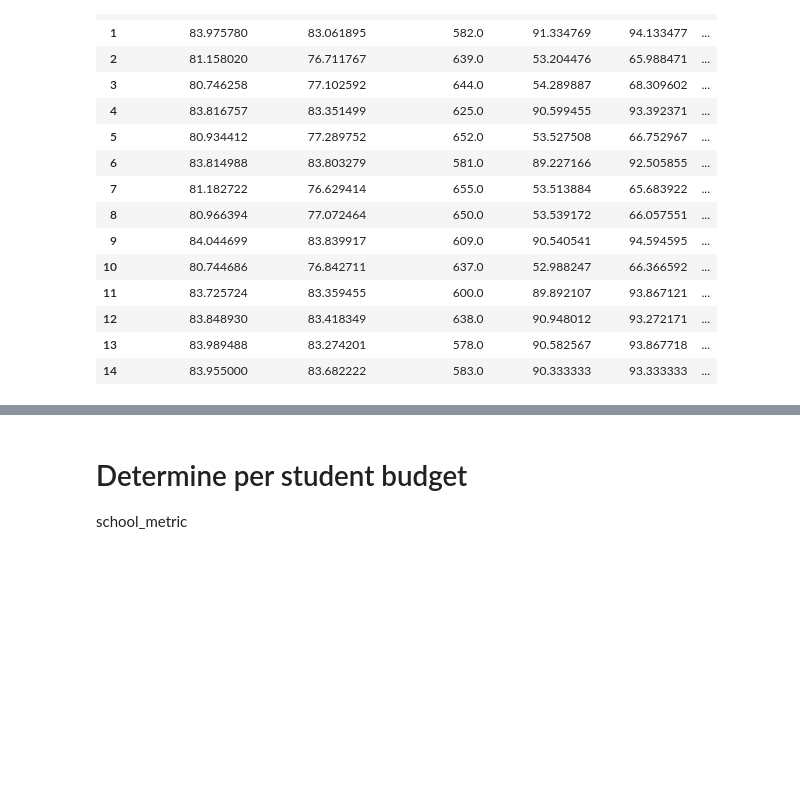
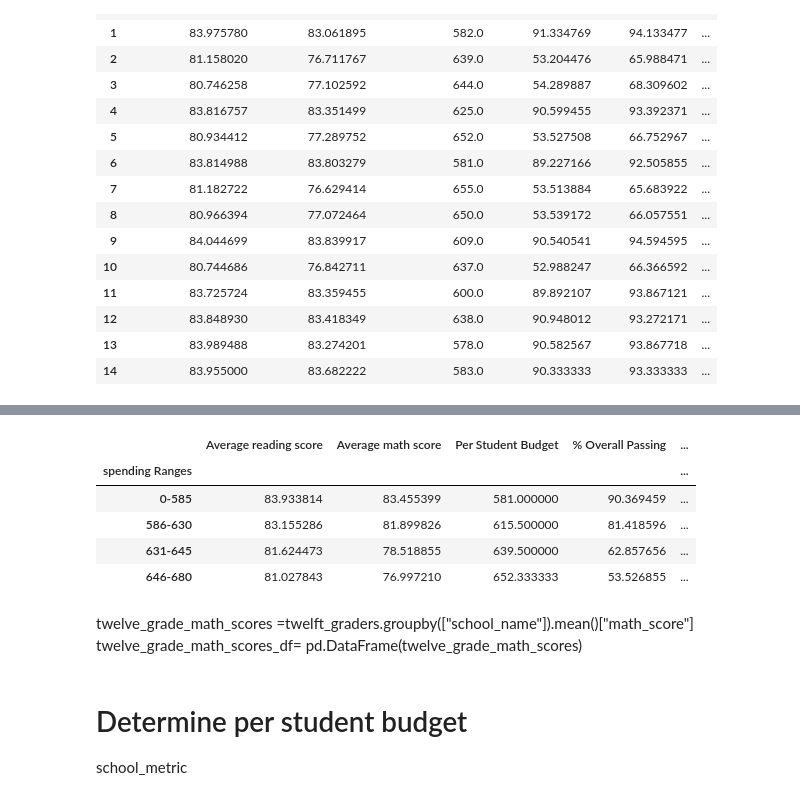
Before and after one commit to dorisakpovwa/pandas-challenge, a Jupyter notebook: PyCitySchools/PyCitySchools_main.ipynb, the cells around one changed output, grey strips where cells are left out. Drawn from its saved outputs; the diff is of its cells as text; code cells hidden in the pictures; blank space fills up the shorter version.

Commit message:
added school spending scores

```diff
--- a/PyCitySchools/PyCitySchools_main.ipynb
+++ b/PyCitySchools/PyCitySchools_main.ipynb
@@ -613,0 +612,3 @@ school_spending_df
+# %%
+bins = [0, 585, 630, 645, 680]
+spending_ranges= ['0-585', '586-630', '631-645', '646-680']
@@ -614,2 +635,5 @@ school_spending_df
 # %%
 # Creating Dataframe to hold School Summary results
+school_spending_bin= pd.cut(school_spending_df['Per Student Budget'], bins, labels=spending_ranges)
+school_spending_df["spending Ranges"] = school_spending_bin
+school_spending_df
@@ -619,3 +680,17 @@ school_spending_df
+# %%
+school_spending_scores =school_spending_df.groupby(["spending Ranges"]).mean()
+school_spending_scores_df= pd.DataFrame(school_spending_scores)
+school_spending_scores_df
+# %% [output]
+|  | Average reading score | Average math score | Per Student Budget | % Overall Passing | ... |
+| spending Ranges |  |  |  |  | ... |
+| 0-585 | 83.933814 | 83.455399 | 581.000000 | 90.369459 | ... |
+| 586-630 | 83.155286 | 81.899826 | 615.500000 | 81.418596 | ... |
+| 631-645 | 81.624473 | 78.518855 | 639.500000 | 62.857656 | ... |
+| 646-680 | 81.027843 | 76.997210 | 652.333333 | 53.526855 | ... |
+# %% [markdown]
+twelve_grade_math_scores =twelft_graders.groupby(["school_name"]).mean()["math_score"]
+twelve_grade_math_scores_df= pd.DataFrame(twelve_grade_math_scores)
 # %% [markdown]
 # Determine per student budget
 school_metric
```
Also changed, not shown: parts of 5 cells of this notebook.
